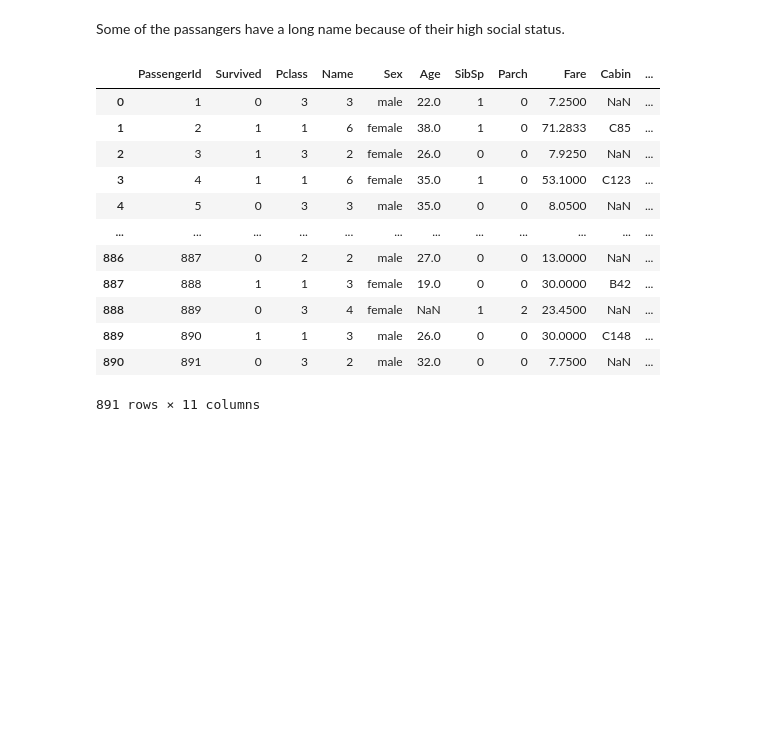
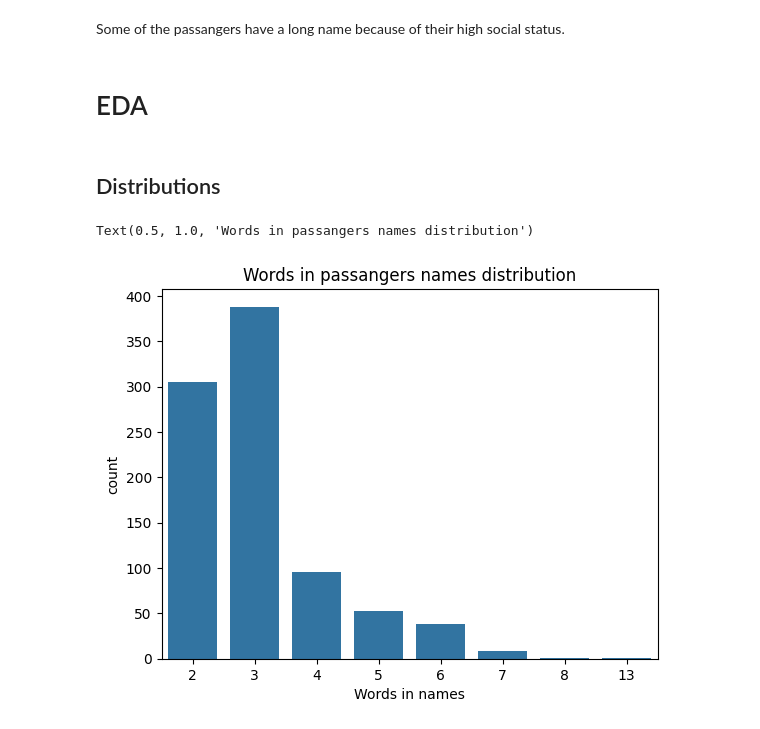
Before and after one commit to PigStep/ML-Titanic-Kaggle-contest, a Jupyter notebook: notebooks/Age regressor notebook/Age_regressor.ipynb, the cells around one changed output. Cells and saved outputs as stored; diff of their text form; code cells hidden in the pictures; blank space fills up the shorter version.

```diff
--- a/notebooks/Age regressor notebook/Age_regressor.ipynb
+++ b/notebooks/Age regressor notebook/Age_regressor.ipynb
@@ -42,21 +42,19 @@ Some of the passangers have a long name because of their high social status.
 name_words_count = titanic_data.Name.apply(lambda x: x.count(" "))
 titanic_data["Name"] = name_words_count
 
-#drop tickets number from dataset
-titanic_data.drop("Ticket", axis=1)
+#Encoding for sex (1 - male, 0 - female)
+titanic_data["Sex"]= titanic_data.Sex.apply(lambda x: x == "male")
 
-titanic_data.head()
+#drop tickets number and cabins from dataset
+titanic_data = titanic_data.drop(["Ticket","Cabin"], axis=1)
-# %% [output]
-|  | PassengerId | Survived | Pclass | Name | Sex | Age | SibSp | Parch | Fare | Cabin | ... |
-| 0 | 1 | 0 | 3 | 3 | male | 22.0 | 1 | 0 | 7.2500 | NaN | ... |
-| 1 | 2 | 1 | 1 | 6 | female | 38.0 | 1 | 0 | 71.2833 | C85 | ... |
-| 2 | 3 | 1 | 3 | 2 | female | 26.0 | 0 | 0 | 7.9250 | NaN | ... |
-| 3 | 4 | 1 | 1 | 6 | female | 35.0 | 1 | 0 | 53.1000 | C123 | ... |
-| 4 | 5 | 0 | 3 | 3 | male | 35.0 | 0 | 0 | 8.0500 | NaN | ... |
-| ... | ... | ... | ... | ... | ... | ... | ... | ... | ... | ... | ... |
-| 886 | 887 | 0 | 2 | 2 | male | 27.0 | 0 | 0 | 13.0000 | NaN | ... |
-| 887 | 888 | 1 | 1 | 3 | female | 19.0 | 0 | 0 | 30.0000 | B42 | ... |
-| 888 | 889 | 0 | 3 | 4 | female | NaN | 1 | 2 | 23.4500 | NaN | ... |
-| 889 | 890 | 1 | 1 | 3 | male | 26.0 | 0 | 0 | 30.0000 | C148 | ... |
-| 890 | 891 | 0 | 3 | 2 | male | 32.0 | 0 | 0 | 7.7500 | NaN | ... |
-891 rows × 11 columns
+# %% [markdown]
+# EDA
+# %% [markdown]
+## Distributions
+# %%
+sns.countplot(titanic_data, x="Name")
+plt.xlabel("Words in names")
+plt.title("Words in passangers names distribution")
+# %% [output]
+Text(0.5, 1.0, 'Words in passangers names distribution')
+[figure, added]
```
Also changed, not shown: parts of 7 cells of this notebook.
